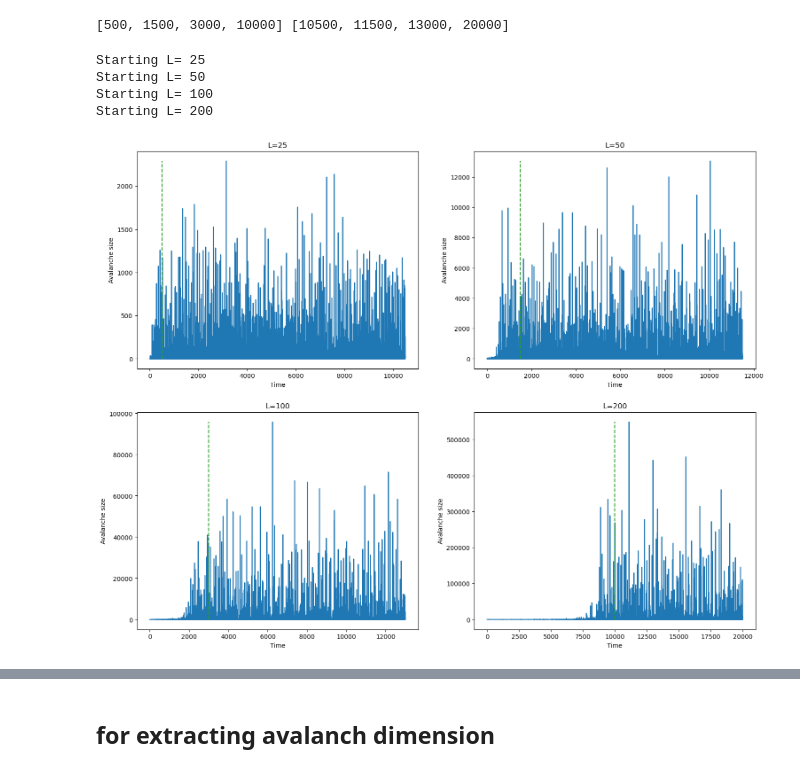
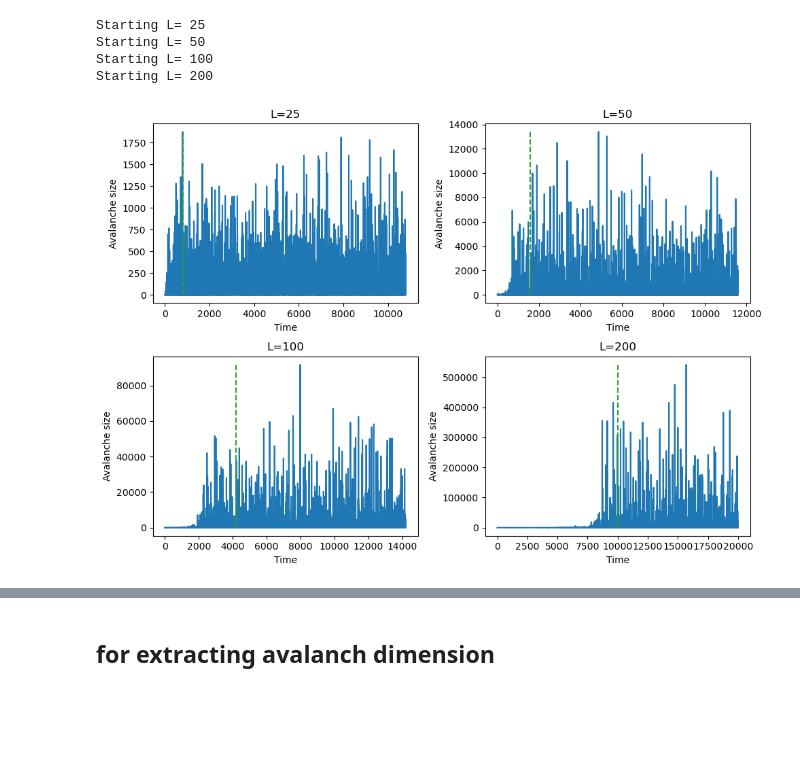
Before and after one commit to SSBNS/Complex_physics_SSBNS, a Jupyter notebook: Midterm/Midterm 2/midterm_2.ipynb, the cells around one changed output, grey strips where cells are left out. Saved outputs shown, nothing was run; the diff lists cells and outputs as text; code cells hidden in the pictures; blank space fills up the shorter version.

```diff
--- a/Midterm/Midterm 2/midterm_2.ipynb
+++ b/Midterm/Midterm 2/midterm_2.ipynb
@@ -3,15 +3,3 @@ import numpy as np
 from numpy import random
 import numba as nb
 import matplotlib.pyplot as plt
-# %%
-# test code
-grid = np.array([[0,0,0],[0,2,0],[2,0,0]])
-tuples = [(0,-1),(-1,0)]
-indecies = np.where(grid>1)
-print(indecies)
-#topple_index_x = np.array([i+j[0] for i,j in zip(indecies[0] , tuples)])
-#topple_index_y = np.array([i+j[1] for i,j in zip(indecies[1] , tuples)])
-#grid[topple_index_x,topple_index_y]+=1
-#grid
-N=3
-print(np.floor(4*random.rand(2,N,N))[0])
@@ -22,0 +6,5 @@ print(np.floor(4*random.rand(2,N,N))[0])
+# %%
+L_list = [25,50,100,200]
+n_min = [800,1600,4200,10**4]
+n_max = [n+10**4 for n in n_min]
+print(n_min,n_max)
@@ -189,34 +281,27 @@ plt.show()
-# %%
-L_list = [25,50,100,200]
-n_min = [500,1500,3000,10**4]
-n_max = [n+10**4 for n in n_min]
-print(n_min,n_max)
-# %% [output]
-[500, 1500, 3000, 10000] [10500, 11500, 13000, 20000]
 # %%
 # 2
 
-fig,ax = plt.subplots(2,2,figsize=(18,14))
+fig,ax = plt.subplots(2,2,figsize =(10,7))
 for index,L in enumerate(L_list):
     print("Starting L=",L)
     data = sandpile(L=L,n_max=n_max[index])
     axis = ax.flatten()[index]
     axis.plot(np.arange(len(data)),data)
     axis.set_title("L="+str(L))
     axis.plot([n_min[index],n_min[index]],[0,max(data)],color="tab:green",linestyle="dashed")
 
     axis.set_xlabel("Time")
     axis.set_ylabel("Avalanche size")
-
+    print(len(data))
     np.savetxt("Data\\sizes_L="+str(L)+".txt",data)
-
+fig.tight_layout()
 plt.show()
 # %% [output]
 Starting L= 25
 Starting L= 50
 Starting L= 100
 Starting L= 200
-[figure, old version]
+[figure, new version]
 # %%
 from scipy.optimize import curve_fit
 def power_law(x,gamma,A):
```
Also changed, not shown: parts of 21 cells of this notebook, 10 other files.
